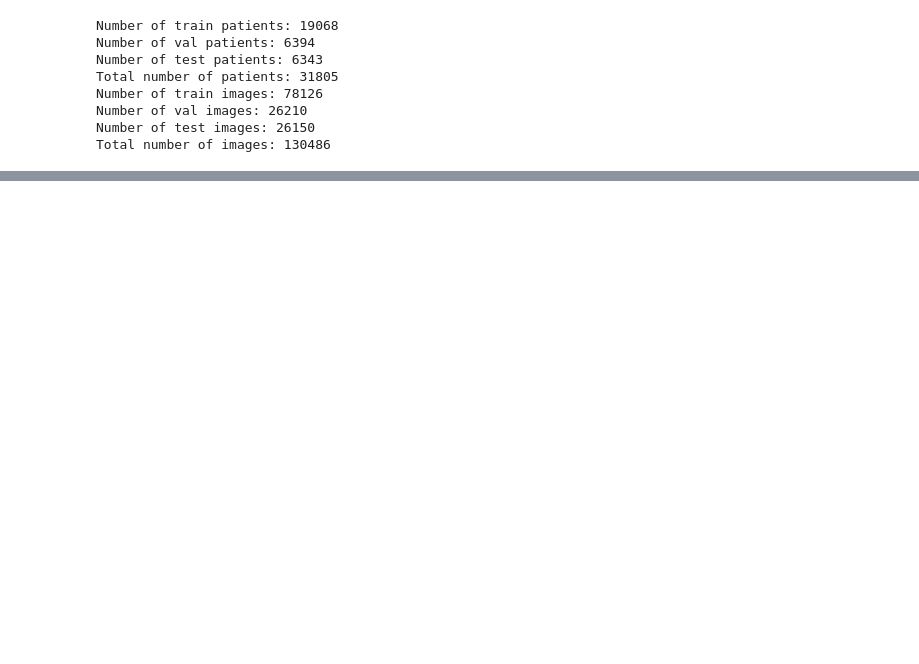
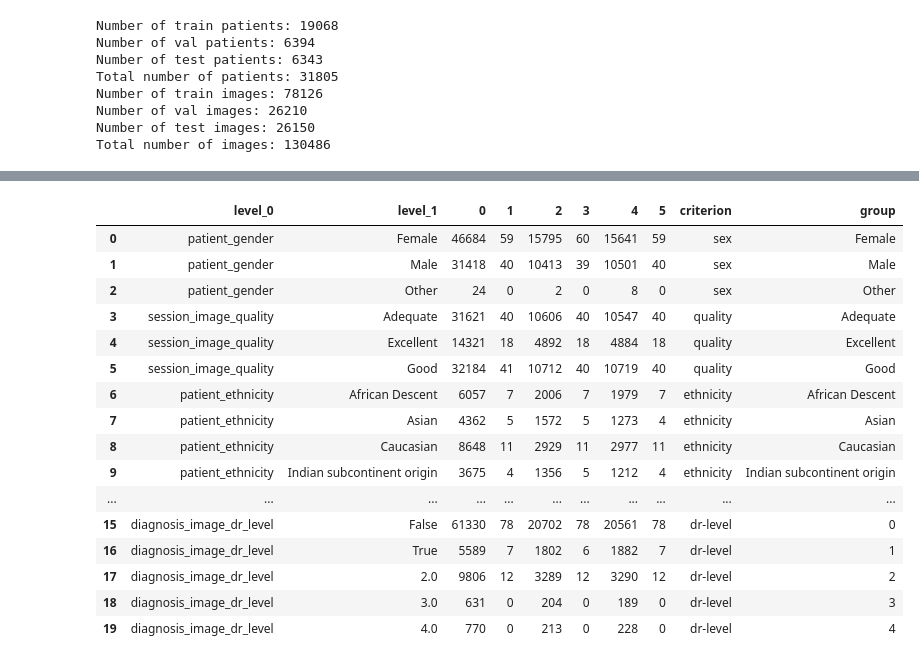
Before and after one commit to lmkoch/postmarket-shift-detection, a Jupyter notebook: scripts/example_images.ipynb, the cells around one changed output, grey strips where cells are left out. Cells and saved outputs as stored; diff of their text form; code cells hidden in the pictures; blank space fills up the shorter version.

```diff
--- a/scripts/example_images.ipynb
+++ b/scripts/example_images.ipynb
@@ -131,3 +200,7 @@ Transform: Compose(
                CenterCrop(size=(96, 96))
                Normalize(mean=[0.425753653049469, 0.29737451672554016, 0.21293757855892181], std=[0.27670302987098694, 0.20240527391433716, 0.1686241775751114])
            )
+# %%
+for split in ["train", "validation", "test"]:
+    print(f"Split: {split}")
+    dataloader[split]["p"].dataset.print_summary()
@@ -163,0 +576,9 @@ Total number of images: 130486
+# %%
+config_file = "../config/lightning/eyepacs_example_images.yaml"
+
+params = load_config(config_file)
+
+params["dataset"]["ds"]["p"]["data_root"] = "/home/lkoch/mnt/cin_root/data/eyepacs/"
+
+
+dataloader = dataset_fn(params_dict=params["dataset"])
@@ -163,0 +666,27 @@ Total number of images: 130486
+# %%
+# stats_all_splits = stats_all_splits.reset_index()
+
+stats_all_splits["criterion"] = stats_all_splits["level_0"].replace(eyepacs_categories, inplace=False)
+stats_all_splits["group"] = stats_all_splits["level_1"]
+
+# stats_all_splits["group"] = stats_all_splits["group"].map({'True': 1.0,'False' :0 })
+stats_all_splits["group"].replace({False: 0, True: 1, 0.0: 0, 1.0: 1, 2.0: 2, 3.0: 3, 4.0: 4}, inplace=True)
+stats_all_splits
+# %% [output]
+|  | level_0 | level_1 | 0 | 1 | 2 | 3 | 4 | 5 | criterion | group |
+| 0 | patient_gender | Female | 46684 | 59 | 15795 | 60 | 15641 | 59 | sex | Female |
+| 1 | patient_gender | Male | 31418 | 40 | 10413 | 39 | 10501 | 40 | sex | Male |
+| 2 | patient_gender | Other | 24 | 0 | 2 | 0 | 8 | 0 | sex | Other |
+| 3 | session_image_quality | Adequate | 31621 | 40 | 10606 | 40 | 10547 | 40 | quality | Adequate |
+| 4 | session_image_quality | Excellent | 14321 | 18 | 4892 | 18 | 4884 | 18 | quality | Excellent |
+| 5 | session_image_quality | Good | 32184 | 41 | 10712 | 40 | 10719 | 40 | quality | Good |
+| 6 | patient_ethnicity | African Descent | 6057 | 7 | 2006 | 7 | 1979 | 7 | ethnicity | African Descent |
+| 7 | patient_ethnicity | Asian | 4362 | 5 | 1572 | 5 | 1273 | 4 | ethnicity | Asian |
+| 8 | patient_ethnicity | Caucasian | 8648 | 11 | 2929 | 11 | 2977 | 11 | ethnicity | Caucasian |
+| 9 | patient_ethnicity | Indian subcontinent origin | 3675 | 4 | 1356 | 5 | 1212 | 4 | ethnicity | Indian subcontinent origin |
+| ... | ... | ... | ... | ... | ... | ... | ... | ... | ... | ... |
+| 15 | diagnosis_image_dr_level | False | 61330 | 78 | 20702 | 78 | 20561 | 78 | dr-level | 0 |
+| 16 | diagnosis_image_dr_level | True | 5589 | 7 | 1802 | 6 | 1882 | 7 | dr-level | 1 |
+| 17 | diagnosis_image_dr_level | 2.0 | 9806 | 12 | 3289 | 12 | 3290 | 12 | dr-level | 2 |
+| 18 | diagnosis_image_dr_level | 3.0 | 631 | 0 | 204 | 0 | 189 | 0 | dr-level | 3 |
+| 19 | diagnosis_image_dr_level | 4.0 | 770 | 0 | 213 | 0 | 228 | 0 | dr-level | 4 |
```
Also changed, not shown: parts of 33 cells of this notebook, 7 other files.
